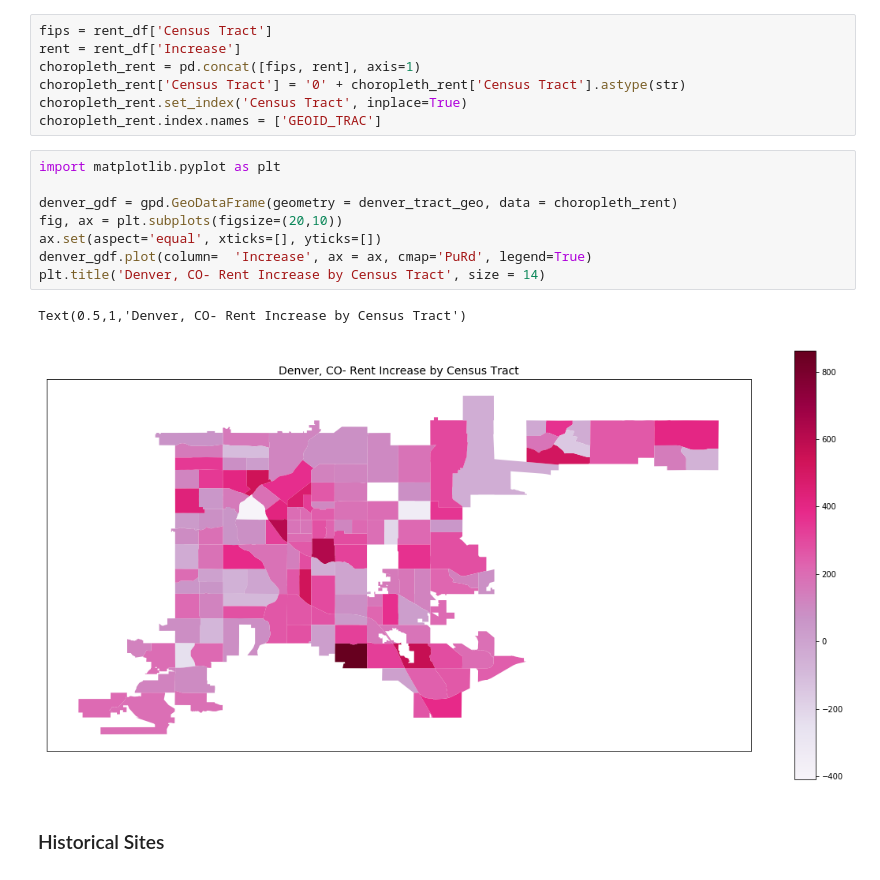
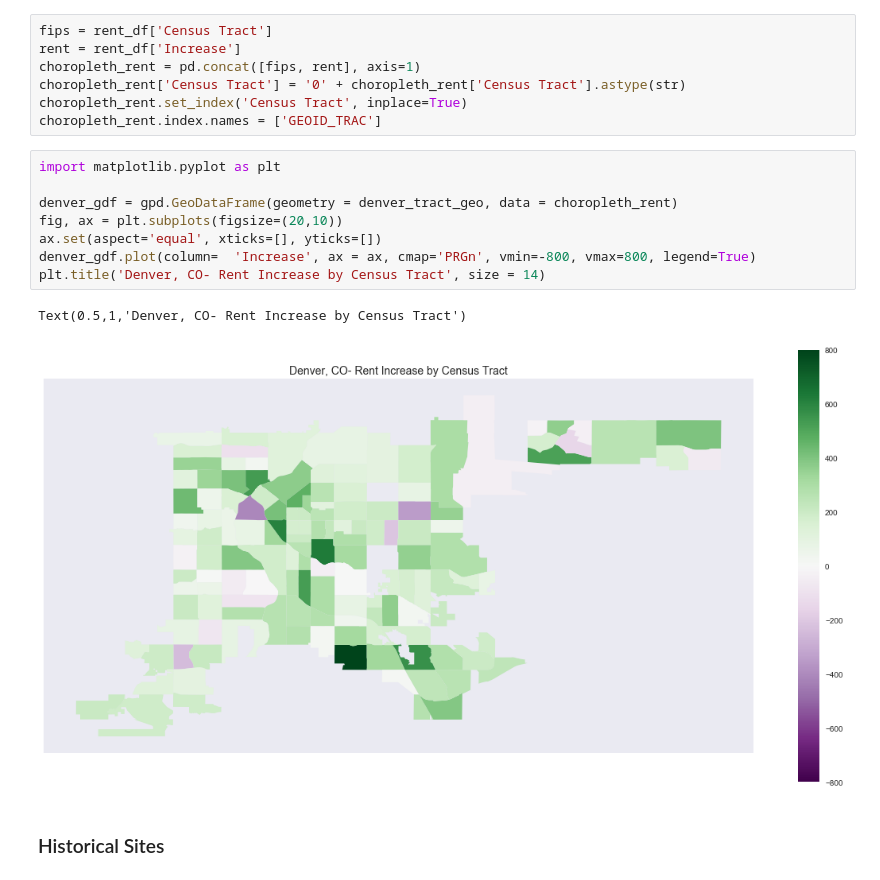
Before and after one commit to thebbennett/predicting-gentrification, a Jupyter notebook: 01 Exploratory Data Analysis.ipynb, the cells around one changed output. Cells and saved outputs as stored; diff of their text form.

```diff
--- a/01 Exploratory Data Analysis.ipynb
+++ b/01 Exploratory Data Analysis.ipynb
@@ -160,14 +160,14 @@ choropleth_rent.index.names = ['GEOID_TRAC']
 # %%
 import matplotlib.pyplot as plt
 
 denver_gdf = gpd.GeoDataFrame(geometry = denver_tract_geo, data = choropleth_rent)
 fig, ax = plt.subplots(figsize=(20,10))
 ax.set(aspect='equal', xticks=[], yticks=[])
-denver_gdf.plot(column=  'Increase', ax = ax, cmap='PuRd', legend=True)
+denver_gdf.plot(column=  'Increase', ax = ax, cmap='PRGn', vmin=-800, vmax=800, legend=True)
 plt.title('Denver, CO- Rent Increase by Census Tract', size = 14)
 # %% [output]
 Text(0.5,1,'Denver, CO- Rent Increase by Census Tract')
-[figure, old version]
+[figure, new version]
 # %% [markdown]
 ### Historical Sites
 # %%
```
Also changed, not shown: parts of 1 cell of this notebook, 4 other files.
